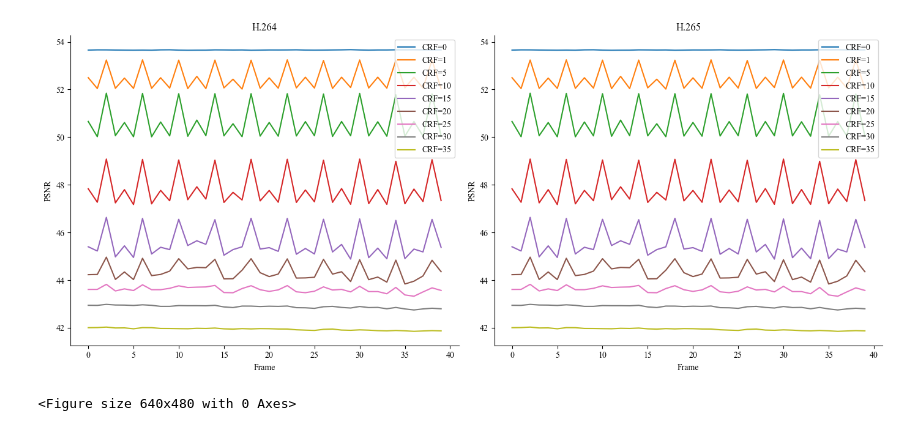
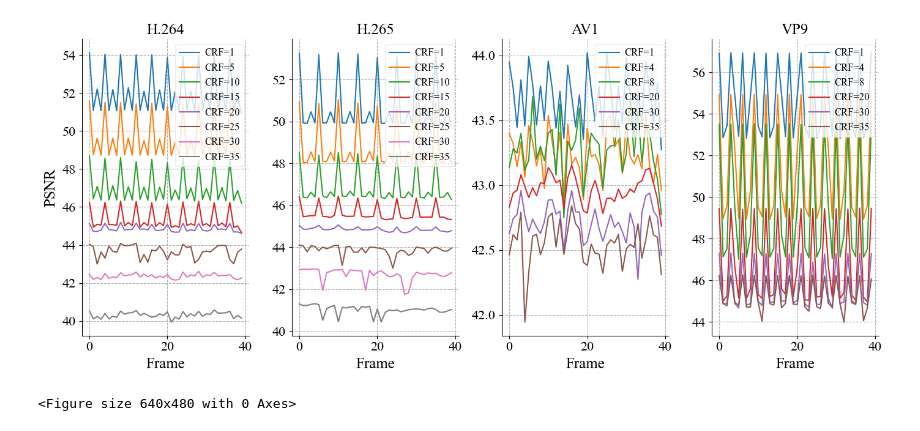
Before and after one commit to gnaloaixey/rppg_video_compression, a Jupyter notebook: draw_figure.ipynb, the cells around one changed output. Saved outputs shown, nothing was run; the diff lists cells and outputs as text; code cells hidden in the pictures.

```diff
--- a/draw_figure.ipynb
+++ b/draw_figure.ipynb
@@ -32,8 +37,8 @@ lang.add_map(LangType.zh_cn,{
         'static':'Static',
         'walk':'Walk',
         'run':'Run',
-        'motion_type':'motion type',
-        'heart_rate':'heart rate'
+        'motion_type':'Motion type',
+        'heart_rate':'Heart rate'
     })
 heart_rate_data = {
     t('static'): [60, 65, 70, 72, 75, 78, 80, 82, 85],
@@ -43,14 +48,20 @@ heart_rate_data = {
 labels = list(heart_rate_data.keys())
 data = list(heart_rate_data.values())
 
+plt.figure(figsize=(6,6))
+
+
+
+
 plt.boxplot(data, labels=labels)
 
-plt.xlabel(t('motion_type'))
-plt.ylabel(t('heart_rate'))
+plt.xlabel(t('motion_type'),fontsize=18)
+plt.ylabel(t('heart_rate'),fontsize=18)
 
 plt.gca().spines['right'].set_color('none')
 plt.gca().spines['top'].set_color('none')
-
-plt.savefig(f"{outdir}/heart_rate.svg",transparent=True)
+plt.grid(True, linestyle='--')
+plt.savefig(f"{outdir}/heart_rate.pdf",transparent=True,bbox_inches='tight')
+plt.savefig(f"{outdir}/heart_rate.svg",transparent=True,bbox_inches='tight')
 plt.show()
 plt.clf()
@@ -169,41 +226,44 @@ plt.clf()
 # %%
-# psnr 图 2
+# psnr value
 lang.add_map(LangType.zh_cn,{
-        'compression_ratio':'压缩率',
+        'frame':'帧',
         'psnr':'PSNR',
     }).add_map(LangType.en_us,{
-        'compression_ratio':'Compression Ratio',
+        'frame':'Frame',
         'psnr':'PSNR',
     })
 
+fig, axes = plt.subplots(1, 4, figsize=(14, 6))
+codecs = ['libx264','libx265','av1','vp9']
+titles = ['H.264','H.265','AV1','VP9']
+compression_strengths = [[1,5,10,15,20,25,30,35],[1,5,10,15,20,25,30,35],[1,4,8,20,30,35],[1,4,8,20,30,35],]
 
-codec = 'h264'
-compression_strengths = [0,1,5,10,15,20,25,30,35]
-
-fig, axes = plt.subplots(1, 2, figsize=(14, 6))
-codecs = ['h264','h264']
-titles = ['H.264','H.265']
 for i,codec in enumerate(codecs):
     ax = axes[i]
-    for compression_strength in compression_strengths:
-        df_psnr = pd.read_excel('out/psnr.xlsx', sheet_name=f'{codec}_crf_{compression_strength}')
-        data = df_psnr.iloc[50:90,0].to_numpy()
+    for compression_strength in compression_strengths[i]:
+        df_psnr = pd.read_excel(f'out/{dataset_name}/psnr_{motion}.xlsx', sheet_name=f'{codec}_crf_{compression_strength}')
+        data = df_psnr.iloc[180:220,0].to_numpy()
         ax.plot(data,label=f'CRF={compression_strength}')
-    ax.set_title(titles[i])
+    ax.set_title(titles[i],fontsize=18)
     ax.spines['right'].set_color('none')
     ax.spines['top'].set_color('none')
-    ax.set_xlabel(t('Frame'))
-    ax.set_ylabel(t('PSNR'))
-    # ax.set_xticks(range(0,46,5))
-    # ax.legend(handlelength=2, handletextpad=0.5)
-    ax.legend(loc='upper right')
+    ax.set_xlabel(t('frame'),fontsize=18)
+    if i == 0:
+        ax.set_ylabel(t('psnr'),fontsize=18)
+    else:
+        ax.set_ylabel(None)
+    ax.grid(True, linestyle='--')
+    legend = ax.legend(handlelength=2, handletextpad=0.5,framealpha=0.8, edgecolor='#e6e6e6', loc='upper right',fontsize=12)
+    frame = legend.get_frame()
+    # frame.set_facecolor('white')
 
 plt.tight_layout(h_pad=2.5)
 
-plt.savefig(f"{outdir}/psnr.svg",transparent=True)
+plt.savefig(f"{outdir}/{dataset_name}_psnr_{motion}.pdf",transparent=True,bbox_inches='tight')
+plt.savefig(f"{outdir}/{dataset_name}_psnr_{motion}.svg",transparent=True,bbox_inches='tight')
 # 显示图表
 plt.show()
 plt.clf()
 # %% [output]
-[figure, old version]
+[figure, new version]
 <Figure size 640x480 with 0 Axes>
```
Also changed, not shown: parts of 15 cells of this notebook, 20 other files.
